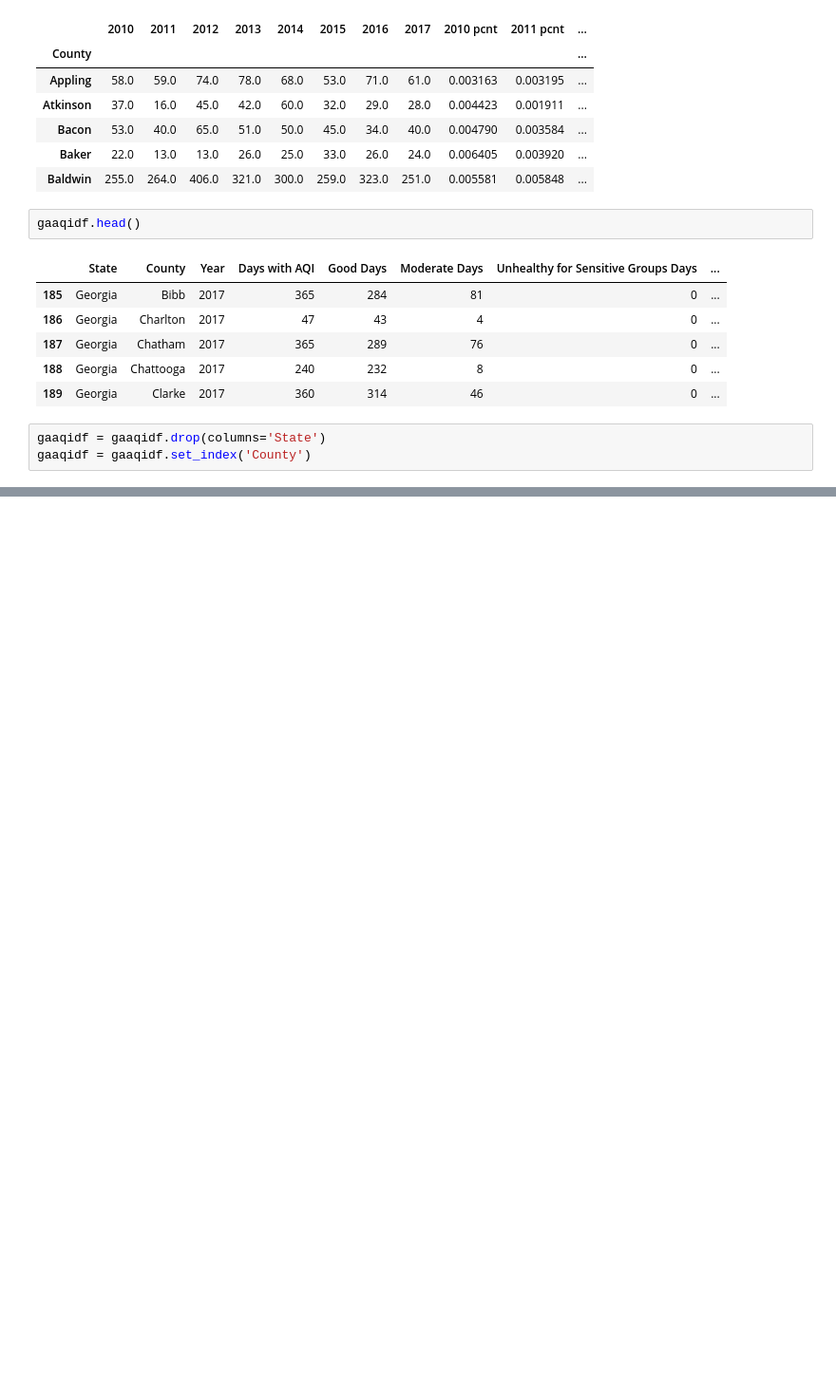
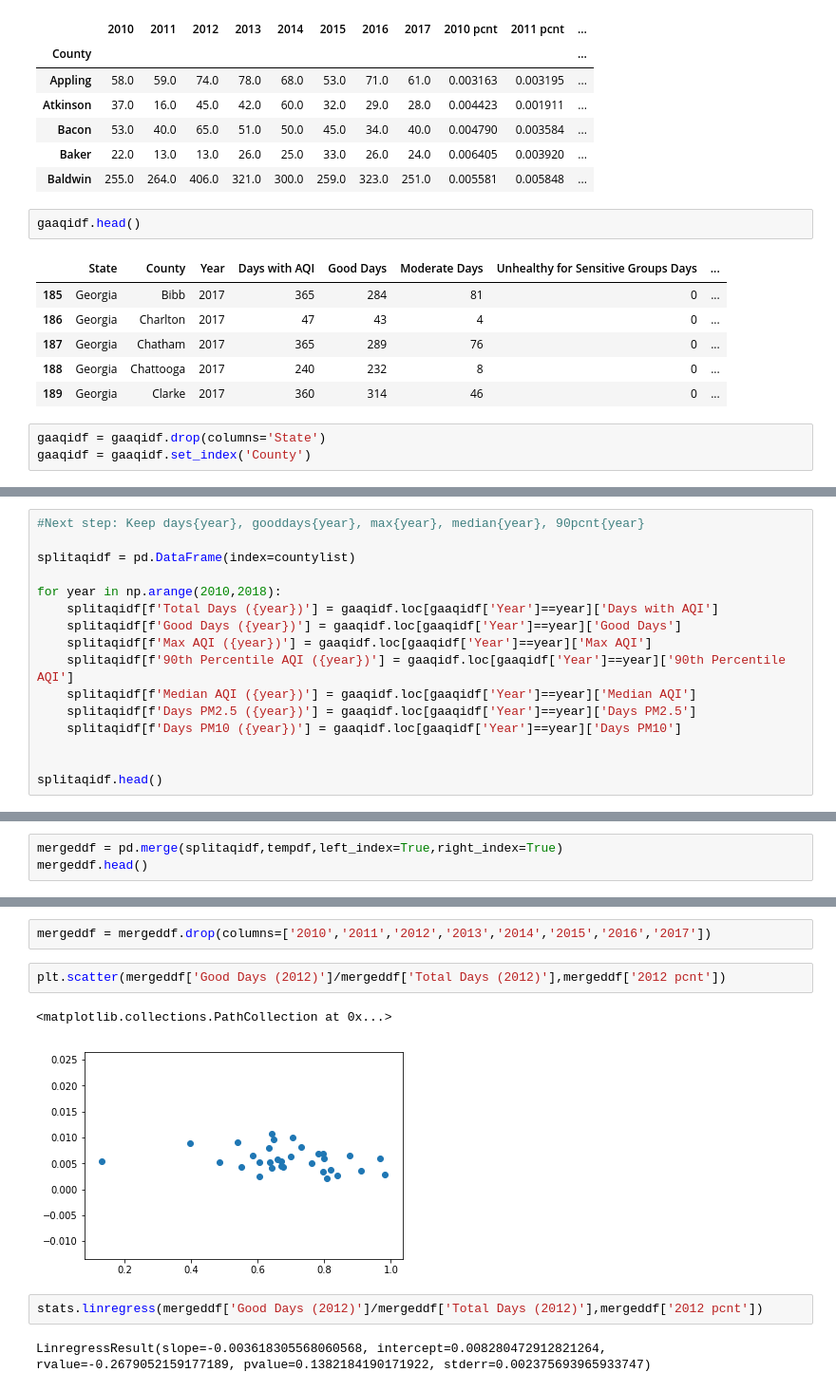
Before and after one commit to ghteds/healthproject, a Jupyter notebook: Code/jmplayingwithdata.ipynb, the cells around one changed output, grey strips where cells are left out. Shown at 95% size. Drawn from its saved outputs; the diff is of its cells as text; blank space fills up the shorter version.

```diff
--- a/Code/jmplayingwithdata.ipynb
+++ b/Code/jmplayingwithdata.ipynb
@@ -107,0 +106,16 @@ gaaqidf.describe()
+# %%
+#Next step: Keep days{year}, gooddays{year}, max{year}, median{year}, 90pcnt{year}
+
+splitaqidf = pd.DataFrame(index=countylist)
+
+for year in np.arange(2010,2018):
+    splitaqidf[f'Total Days ({year})'] = gaaqidf.loc[gaaqidf['Year']==year]['Days with AQI']
+    splitaqidf[f'Good Days ({year})'] = gaaqidf.loc[gaaqidf['Year']==year]['Good Days']
+    splitaqidf[f'Max AQI ({year})'] = gaaqidf.loc[gaaqidf['Year']==year]['Max AQI']
+    splitaqidf[f'90th Percentile AQI ({year})'] = gaaqidf.loc[gaaqidf['Year']==year]['90th Percentile AQI']
+    splitaqidf[f'Median AQI ({year})'] = gaaqidf.loc[gaaqidf['Year']==year]['Median AQI']
+    splitaqidf[f'Days PM2.5 ({year})'] = gaaqidf.loc[gaaqidf['Year']==year]['Days PM2.5']
+    splitaqidf[f'Days PM10 ({year})'] = gaaqidf.loc[gaaqidf['Year']==year]['Days PM10']
+
+
+splitaqidf.head()
@@ -107,0 +130,3 @@ gaaqidf.describe()
+# %%
+mergeddf = pd.merge(splitaqidf,tempdf,left_index=True,right_index=True)
+mergeddf.head()
@@ -107,0 +141,11 @@ gaaqidf.describe()
+# %%
+mergeddf = mergeddf.drop(columns=['2010','2011','2012','2013','2014','2015','2016','2017'])
+# %%
+plt.scatter(mergeddf['Good Days (2012)']/mergeddf['Total Days (2012)'],mergeddf['2012 pcnt'])
+# %% [output]
+<matplotlib.collections.PathCollection at 0x...>
+[figure, added]
+# %%
+stats.linregress(mergeddf['Good Days (2012)']/mergeddf['Total Days (2012)'],mergeddf['2012 pcnt'])
+# %% [output]
+LinregressResult(slope=-0.003618305568060568, intercept=0.008280472912821264, rvalue=-0.2679052159177189, pvalue=0.1382184190171922, stderr=0.002375693965933747)
```
Also changed, not shown: parts of 9 cells of this notebook.
